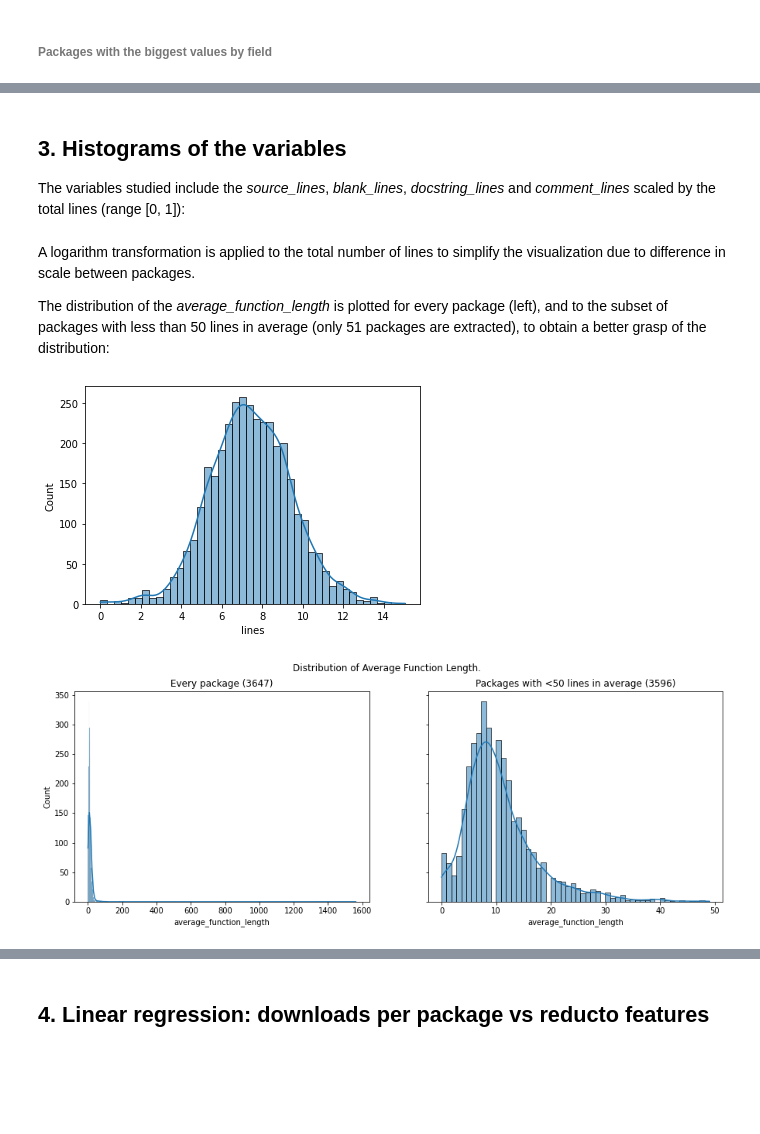
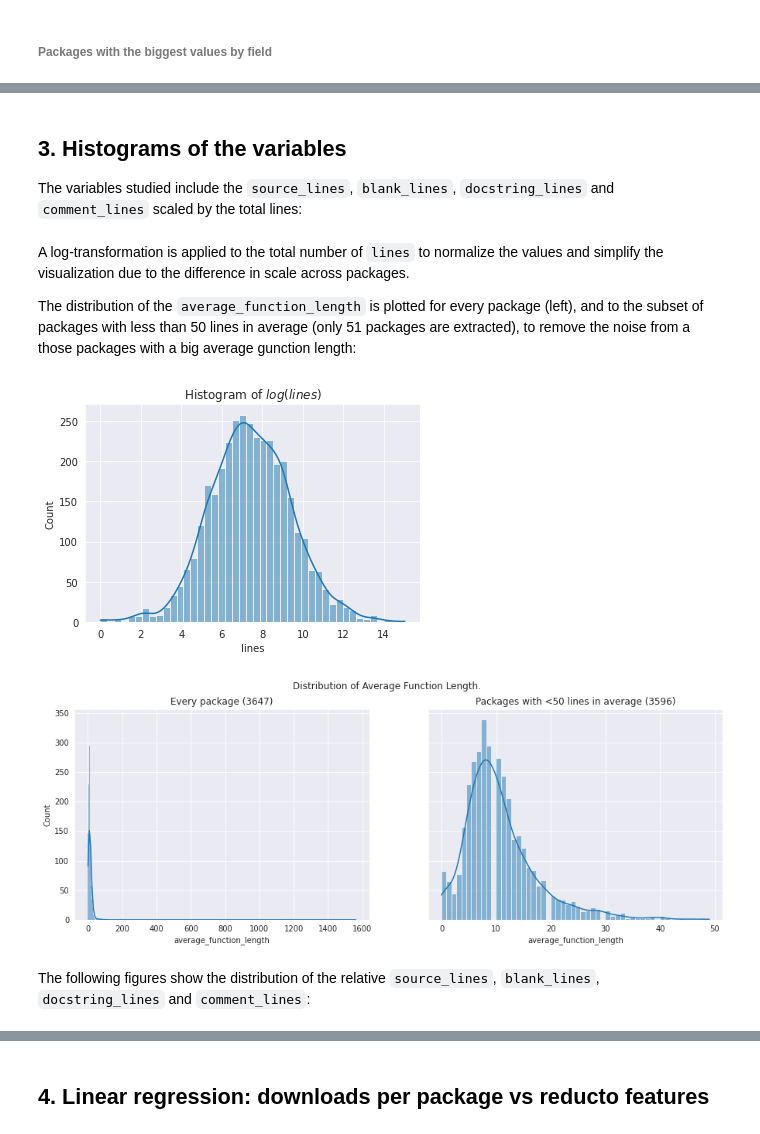
Before and after one commit to plaguss/top_pypi_source_code_stats, a Jupyter notebook: reducto.ipynb, the cells around one changed output, grey strips where cells are left out. Saved outputs shown, nothing was run; the diff lists cells and outputs as text; code cells hidden in the pictures; blank space fills up the shorter version.

Commit message:
doc: added comments on figures from section 3

```diff
--- a/reducto.ipynb
+++ b/reducto.ipynb
@@ -33,4 +31,10 @@ from sklearn.cluster import KMeans
 # %%
+import numpy as np
+import pandas as pd
+import seaborn as sns
+import matplotlib.pyplot as plt
+sns.set_style("darkgrid")
+
 import src.visualization.visualize as viz
 import src.features.build_features as bf
 # %% [markdown]
@@ -112,20 +79,21 @@ reducto_table.head()
 # %% [markdown]
 ## 3. Histograms of the variables
 
-The variables studied include the *source_lines*, *blank_lines*, *docstring_lines* and *comment_lines* scaled by the total lines (range [0, 1]):
+The variables studied include the `source_lines`, `blank_lines`, `docstring_lines` and `comment_lines` scaled by the total lines:
 # %% [markdown]
-A logarithm transformation is applied to the total number of lines to simplify the visualization due to difference in scale between packages.
+A log-transformation is applied to the total number of `lines` to normalize the values and simplify the visualization due to the difference in scale across packages.
 
-The distribution of the *average_function_length* is plotted for every package (left), and to the subset of packages with less than 50 lines in average (only 51 packages are extracted), to obtain a better grasp of the distribution:
+The distribution of the `average_function_length` is plotted for every package (left), and to the subset of packages with less than 50 lines in average (only 51 packages are extracted), to remove the noise from a those packages with a big average gunction length:
 # %%
-import numpy as np
 log_lines = reducto_table['lines'].apply(np.log)
-import seaborn as sns
 sns.histplot(log_lines, kde=True)
+plt.title(r"Histogram of $log(lines)$");
 viz.plot_average_function_length()
 # %% [output]
-[figure, old version]
+[figure, new version]
-[figure, old version]
+[figure, new version]
+# %% [markdown]
+The following figures show the distribution of the relative `source_lines`, `blank_lines`, `docstring_lines` and `comment_lines`:
 # %%
 viz.plot_histogram_relative_numbers()
 print(bf.get_reducto_reports_relative()[['source_lines', 'blank_lines', 'docstring_lines', 'comment_lines']].describe())
```
Also changed, not shown: parts of 7 cells of this notebook.
